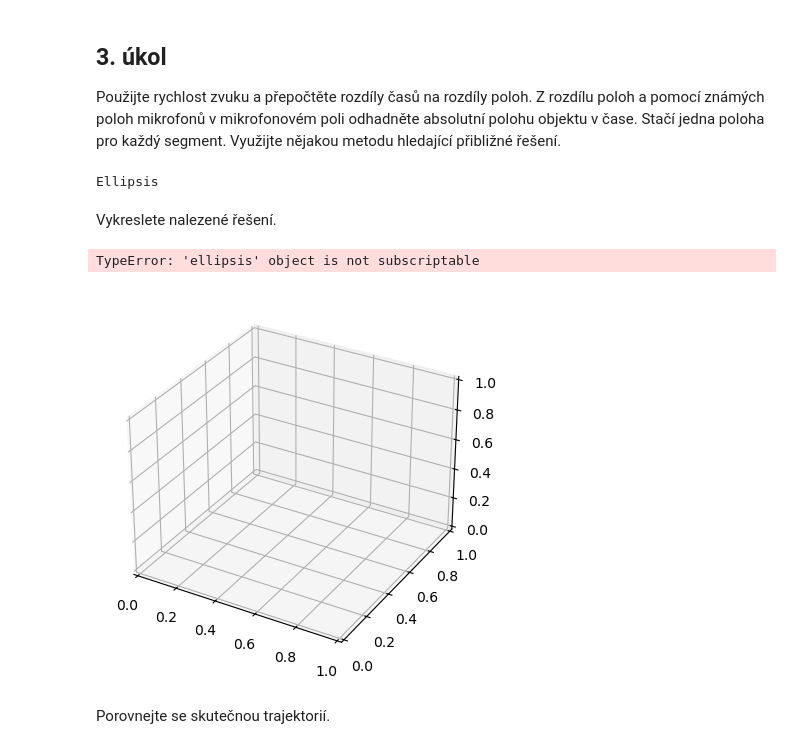
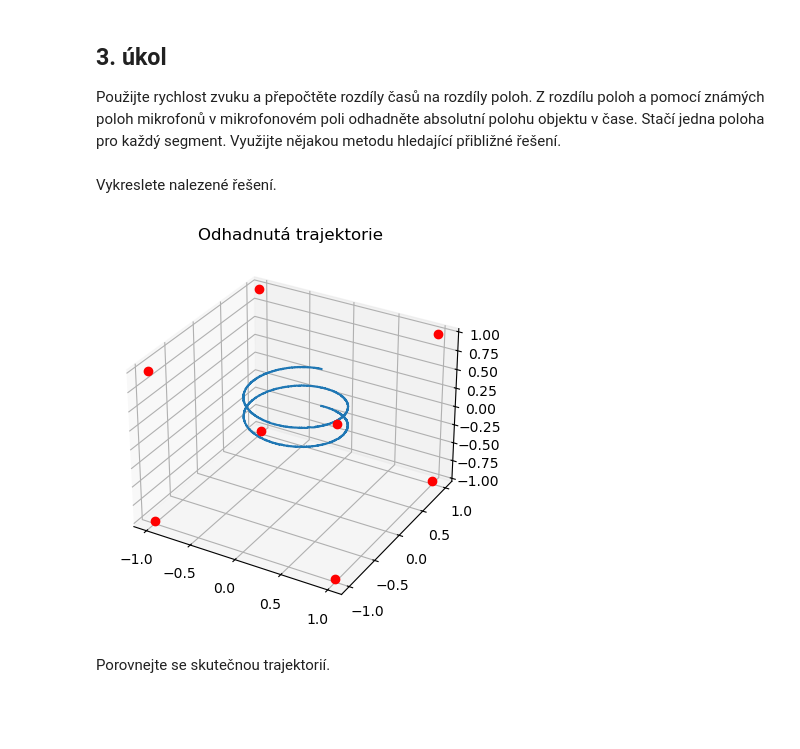
Before and after one commit to Psychol0gicl/dr_semestralni_prace, a Jupyter notebook: dr2026_1sem.ipynb, the cells around one changed output. Cells and saved outputs as stored; diff of their text form; code cells hidden in the pictures; blank space fills up the shorter version.

```diff
--- a/dr2026_1sem.ipynb
+++ b/dr2026_1sem.ipynb
@@ -185,9 +183,3 @@ plt.show()
 ## 3. úkol
 
 Použijte rychlost zvuku a přepočtěte rozdíly časů na rozdíly poloh. Z rozdílu poloh a pomocí známých poloh mikrofonů v mikrofonovém poli odhadněte absolutní polohu objektu v čase. Stačí jedna poloha pro každý segment. Využijte nějakou metodu hledající přibližné řešení.
-# %%
-relative_positions_differences_estimation = ...
-
-...
-# %% [output]
-Ellipsis
@@ -194,19 +188,61 @@ Ellipsis
+# %%
+relative_positions_differences_estimation = delays_differences_estimation * v_sound
+
+def matrix2coordinates(matrix, mics):
+    """
+    Parameters
+    ----------
+    matrix : (n_mics, n_mics) array
+        matrix[i, j] = distance(x, mics[i]) - distance(x, mics[j])
+    mics : (n_mics, dim) array
+        Microphone coordinates.
+
+    Returns
+    -------
+    coordinates : (dim,) array
+        Estimated source coordinates.
+    """
+    matrix = np.asarray(matrix, dtype=float)
+    mics = np.asarray(mics, dtype=float)
+
+    n_mics, dim = mics.shape
+
+    # Use only one triangle to avoid redundant equations.
+    i, j = np.triu_indices(n_mics, k=1)
+    observed = matrix[i, j]
+
+    def residuals(x):
+        distances = np.linalg.norm(x - mics, axis=1)
+        predicted = distances[i] - distances[j]
+        return predicted - observed
+
+    # Initialize at the centroid of the microphones.
+    x0 = mics.mean(axis=0)
+
+    result = least_squares(residuals, x0)
+
+    return result.x
 # %% [markdown]
 Vykreslete nalezené řešení.
 # %%
-trajectory_estimated = ...
+mics3d = mics[:, 0, :]
+trajectory_estimated = []
+for i_frame in range(relative_positions_differences_estimation.shape[2]):
+    trajectory_estimated.append(
+          matrix2coordinates(relative_positions_differences_estimation[:, :, i_frame], mics3d)
+    )
+trajectory_estimated = np.asarray(trajectory_estimated, dtype=np.float64)
 mics_estimated = mics
 
 fig = plt.figure()
 ax = fig.add_subplot(projection='3d')
 ax.plot(trajectory_estimated[:, 0], trajectory_estimated[:, 1], trajectory_estimated[:, 2])
 for i_mic in range(n_mics):
     ax.plot(mics_estimated[i_mic, 0, 0], mics_estimated[i_mic, 0, 1], mics_estimated[i_mic, 0, 2], 'o', color="red")
 plt.title('Odhadnutá trajektorie')
 plt.show()
 # %% [output]
-TypeError: 'ellipsis' object is not subscriptable
-[figure, old version]
+[figure, new version]
 # %% [markdown]
 Porovnejte se skutečnou trajektorií.
 # %%
```
Also changed, not shown: parts of 5 cells of this notebook.
